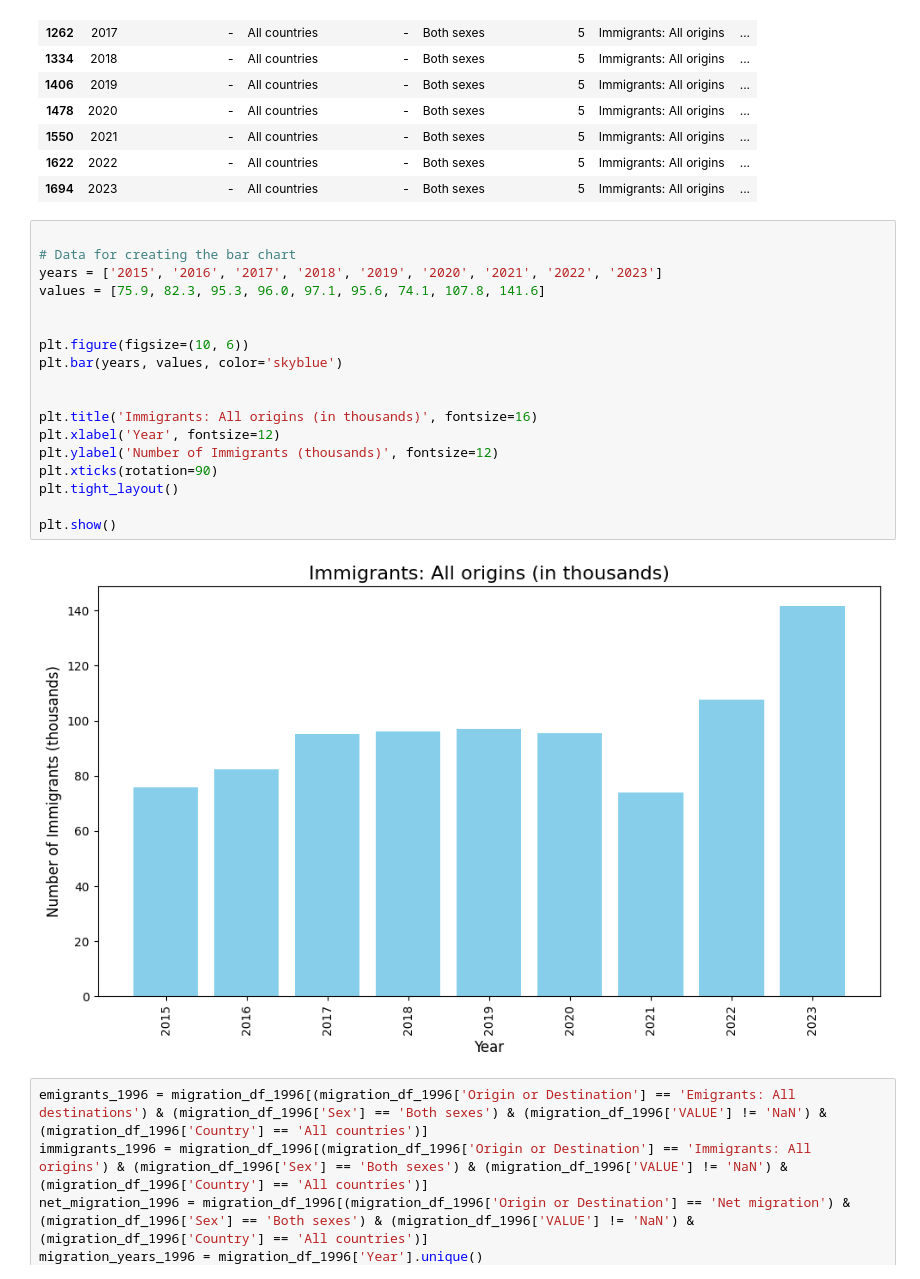
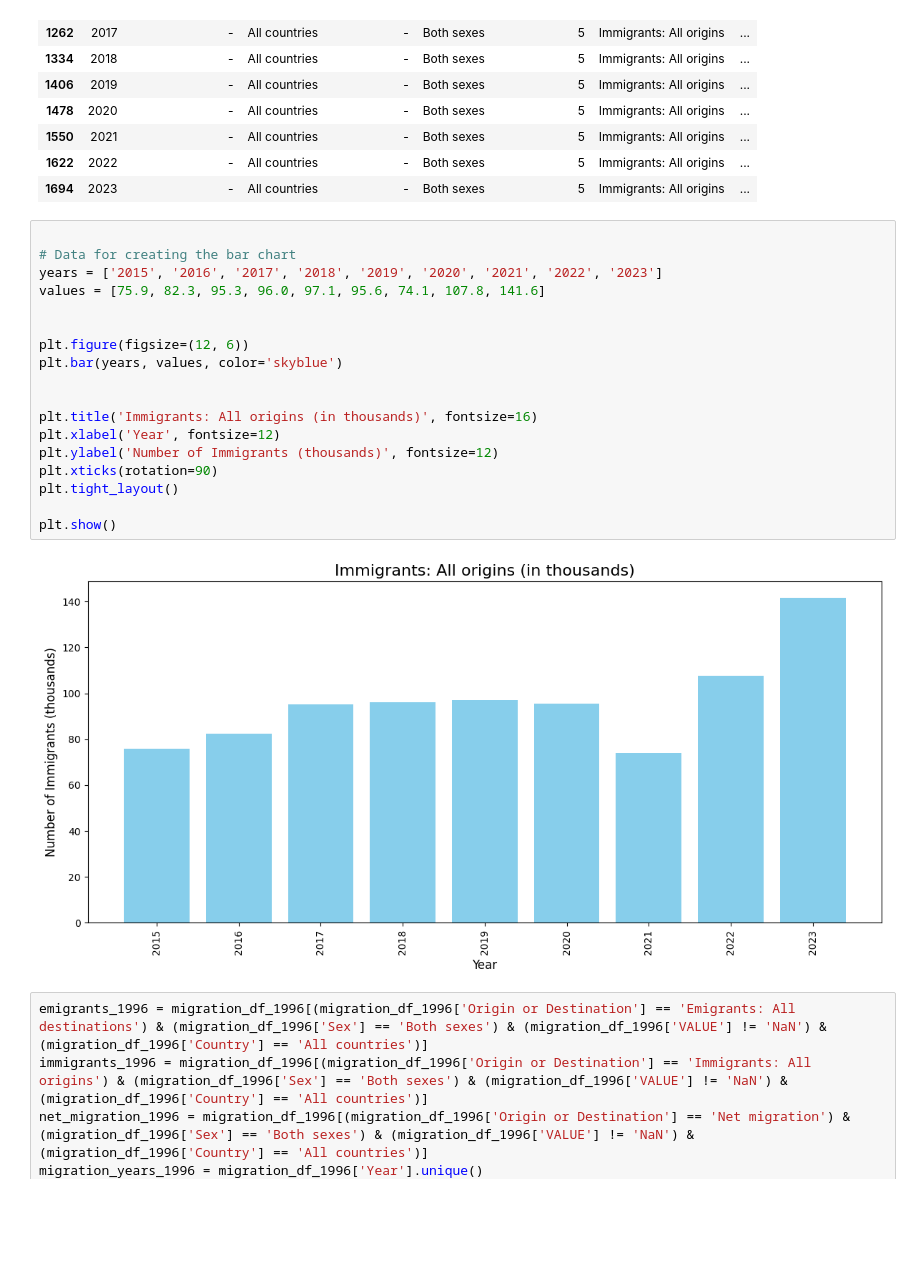
Before and after one commit to mkoleva0/DataAnalytics_CA1, a Jupyter notebook: CA1_2_final.ipynb, the cells around one changed output. Cells and saved outputs as stored; diff of their text form; blank space fills up the shorter version.

```diff
--- a/CA1_2_final.ipynb
+++ b/CA1_2_final.ipynb
@@ -588,23 +591,23 @@ immigration_df_all_countries_total
 # %%
 
 # Data for creating the bar chart
 years = ['2015', '2016', '2017', '2018', '2019', '2020', '2021', '2022', '2023']
 values = [75.9, 82.3, 95.3, 96.0, 97.1, 95.6, 74.1, 107.8, 141.6]
 
 
-plt.figure(figsize=(10, 6))
+plt.figure(figsize=(12, 6))
 plt.bar(years, values, color='skyblue')
 
 
 plt.title('Immigrants: All origins (in thousands)', fontsize=16)
 plt.xlabel('Year', fontsize=12)
 plt.ylabel('Number of Immigrants (thousands)', fontsize=12)
 plt.xticks(rotation=90)
 plt.tight_layout()
 
 plt.show()
 # %% [output]
-[figure, old version]
+[figure, new version]
 # %%
 emigrants_1996 = migration_df_1996[(migration_df_1996['Origin or Destination'] == 'Emigrants: All destinations') & (migration_df_1996['Sex'] == 'Both sexes') & (migration_df_1996['VALUE'] != 'NaN') & (migration_df_1996['Country'] == 'All countries')]
 immigrants_1996 = migration_df_1996[(migration_df_1996['Origin or Destination'] == 'Immigrants: All origins') & (migration_df_1996['Sex'] == 'Both sexes') & (migration_df_1996['VALUE'] != 'NaN') & (migration_df_1996['Country'] == 'All countries')]
```
Also changed, not shown: parts of 11 cells of this notebook.
